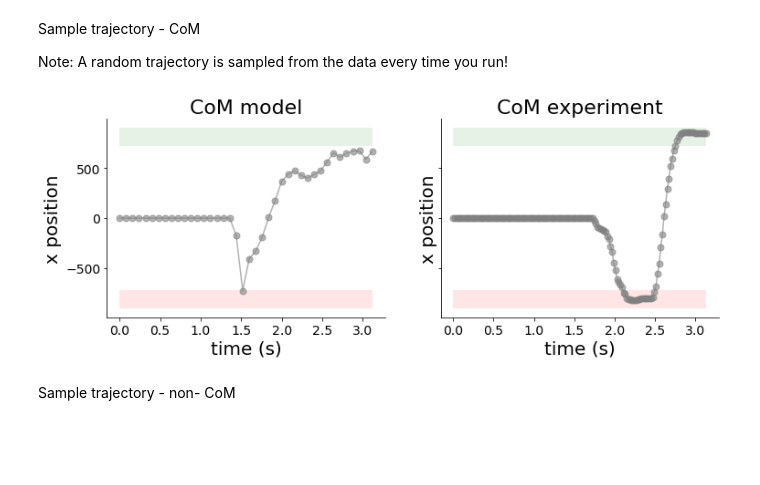
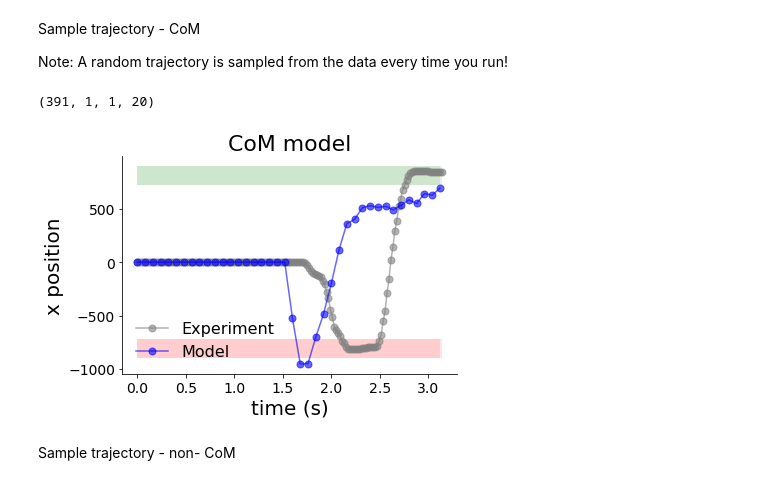
Before and after one commit to nidstigator/com_fixed_duration, a Jupyter notebook: plotting_code/notebooks/model_exp_sidebyside.ipynb, the cells around one changed output. Cells and saved outputs as stored; diff of their text form; code cells hidden in the pictures; blank space fills up the shorter version.

```diff
--- a/plotting_code/notebooks/model_exp_sidebyside.ipynb
+++ b/plotting_code/notebooks/model_exp_sidebyside.ipynb
@@ -491,9 +516,12 @@ plot_p_com_vs_var_ci(choices_1, 'mouse_IT_tertile', 'Exp. 1', n_threshold=10)
 # %% [markdown]
 # Trajectories
 # %%
-def post_process_trajectory(traj, n_steps, traj_type):
+def ms_to_s(traj):
+    traj.timestamp= np.linspace(0,4000,4000)
+    traj.timestamp = (traj.timestamp - traj.timestamp.min())/1000.0
+    return traj
 
-    traj.timestamp = (traj.timestamp - traj.timestamp.min())/1000.0
+def resample_trajectory(traj, n_steps):
     # Make the sampling time intervals regular
     n = np.arange(0, n_steps + 1)
     t_regular = np.linspace(traj.timestamp.min(), traj.timestamp.max(), n_steps + 1)
@@ -587,10 +634,15 @@ Note: A random trajectory is sampled from the data every time you run!
 # %%
 correct = True
 com = True
 coherence = 0.032
+on_one_plot = True
+specific_traj = (391, 1, 1, 20)
 
-plot_example_traj_x(dynamics_1, choices_1, 'mouse', correct, com, coherence)
+model_com_x_trajectory= pd.read_csv('../../figures_output/csv/x_traj_com.txt', sep=',')
+plot_example_traj_x(model_com_x_trajectory, dynamics_1, choices_1, 'mouse',
+                    correct, com, coherence, on_one_plot, specific_traj=specific_traj)
 # %% [output]
+(391, 1, 1, 20)
-[figure, old version]
+[figure, new version]
 # %% [markdown]
 Sample trajectory - non- CoM
```
Also changed, not shown: parts of 24 cells of this notebook, 41 other files.
